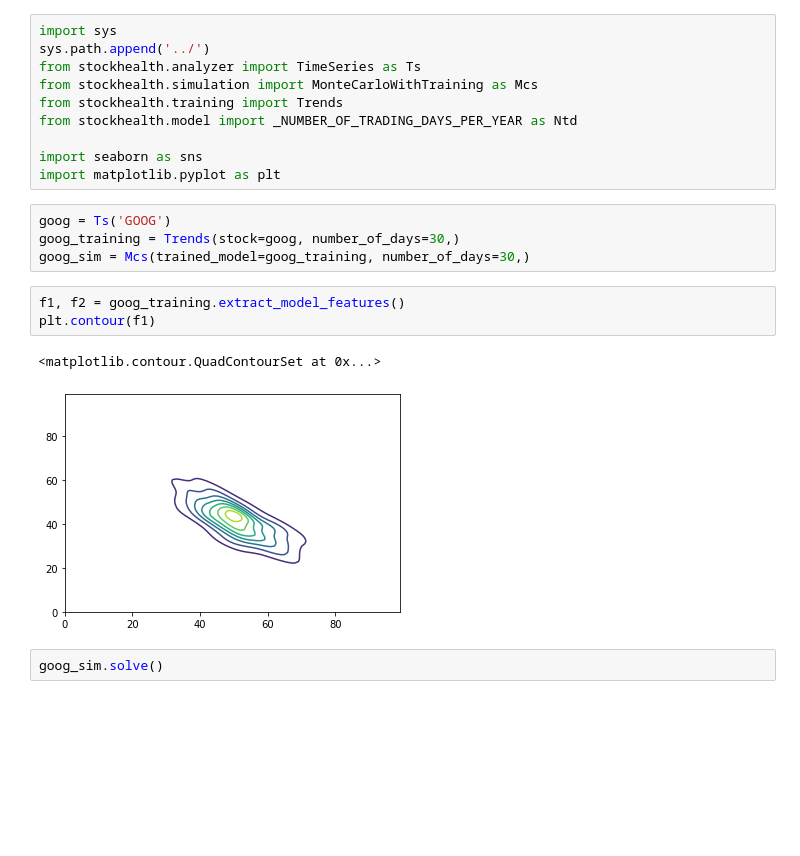
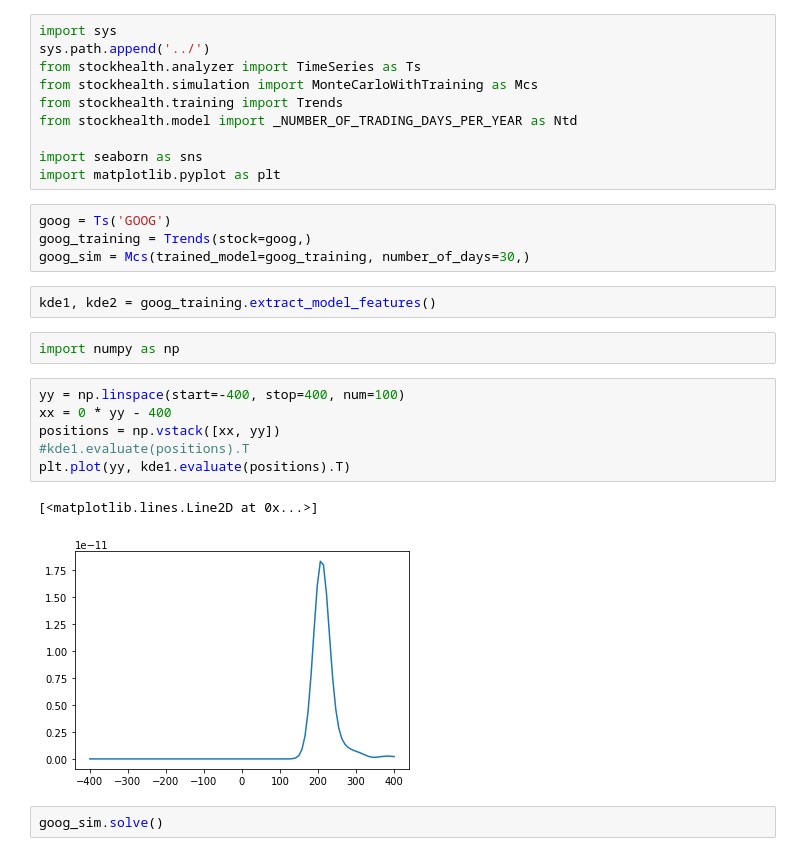
Before and after one commit to sidbannet/stockhealth, a Jupyter notebook: examples/study-stochastic-volatility.ipynb, the cells around one changed output. Saved outputs shown, nothing was run; the diff lists cells and outputs as text; blank space fills up the shorter version.

```diff
--- a/examples/study-stochastic-volatility.ipynb
+++ b/examples/study-stochastic-volatility.ipynb
@@ -16,14 +16,21 @@ import seaborn as sns
 import matplotlib.pyplot as plt
 # %%
 goog = Ts('GOOG')
-goog_training = Trends(stock=goog, number_of_days=30,)
+goog_training = Trends(stock=goog,)
 goog_sim = Mcs(trained_model=goog_training, number_of_days=30,)
-# %%
-f1, f2 = goog_training.extract_model_features()
-plt.contour(f1)
-# %% [output]
-<matplotlib.contour.QuadContourSet at 0x...>
-[figure, removed]
+# %%
+kde1, kde2 = goog_training.extract_model_features()
+# %%
+import numpy as np
+# %%
+yy = np.linspace(start=-400, stop=400, num=100)
+xx = 0 * yy - 400
+positions = np.vstack([xx, yy])
+#kde1.evaluate(positions).T
+plt.plot(yy, kde1.evaluate(positions).T)
+# %% [output]
+[<matplotlib.lines.Line2D at 0x...>]
+[figure, added]
 # %%
 goog_sim.solve()
 # %%
```
Also changed, not shown: parts of 1 cell of this notebook.
